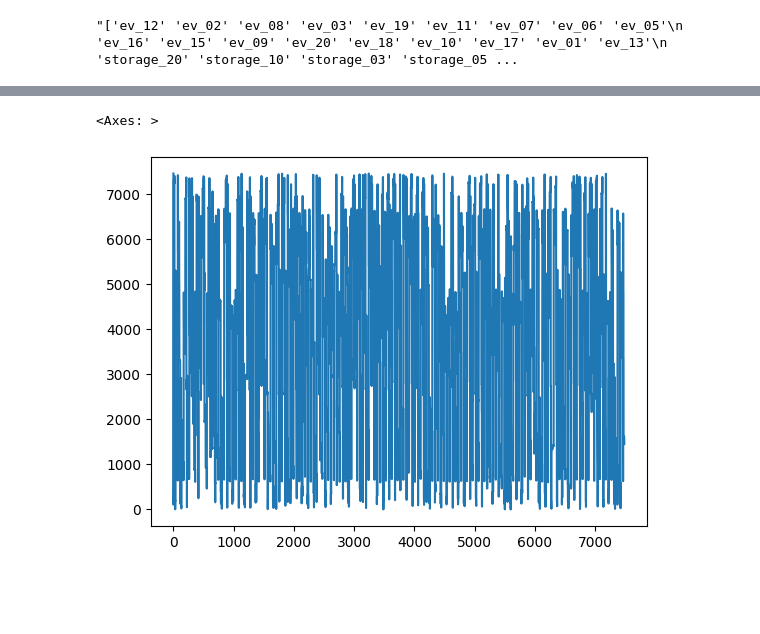
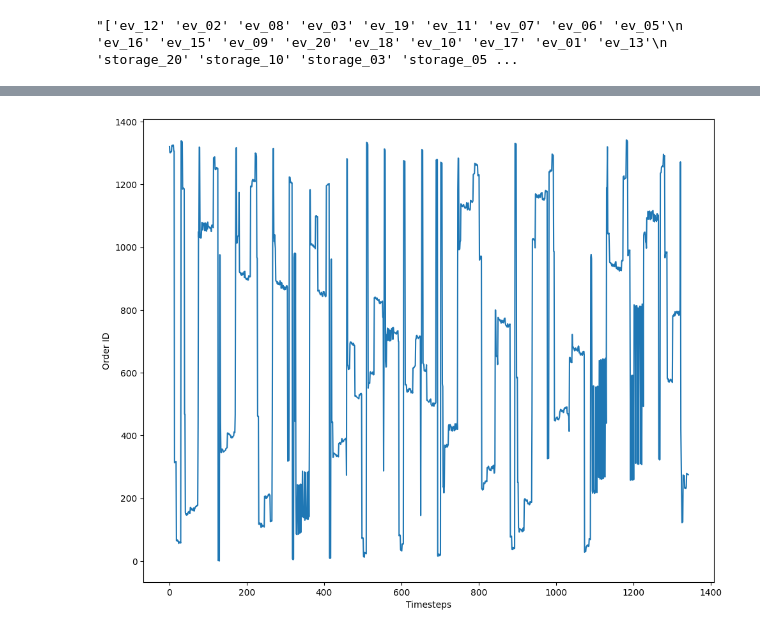
Before and after one commit to ECGomes/pyecom, a Jupyter notebook: notebooks/scenarios/rl_benchmark/result_analysis.ipynb, the cells around one changed output, grey strips where cells are left out. Saved outputs shown, nothing was run; the diff lists cells and outputs as text; code cells hidden in the pictures; blank space fills up the shorter version.

```diff
--- a/notebooks/scenarios/rl_benchmark/result_analysis.ipynb
+++ b/notebooks/scenarios/rl_benchmark/result_analysis.ipynb
@@ -42,6 +42,11 @@ urgency_path = glob.glob('urgency/*.csv')
 for file in urgency_path:
     filename = file.split('.')[0].split('/')[1]
     priority_dict[filename[:-7]] = pd.read_csv(file)[:-1]
+
+windowed_path = glob.glob('windowed_contrib/*.csv')
+for file in windowed_path:
+    filename = file.split('.')[0].split('/')[1]
+    priority_dict[filename[:-7]] = pd.read_csv(file)[:-1]
 # %%
 # Columns we are interested in:
 # Storage change and discharge; EV charge and discharge; Import and export
@@ -75,7 +80,7 @@ COLUMNS_GRID = ['imports', 'exports', 'import_cost']
 # Create a DF with sums
 
 SEASONS = ['spring', 'summer', 'autumn', 'winter']
-PRIORITY_TYPE = ['baseline', 'contrib', 'discounted_contrib', 'entropy', 'fixed', 'urgency']
+PRIORITY_TYPE = ['baseline', 'contrib', 'windowed_contrib', 'entropy', 'fixed', 'urgency']
 
 COLS = ['storCharge', 'storDischarge', 'storDischargeEff', 'evCharge', 'evDischarge', 'evDischargeEff', 'imports', 'exports', 'importCost', 'exportCost']
 
@@ -750,8 +799,8 @@ discounted_contrib_order_history['order'].plot()
 # Get the order over time - Contrib
 
 urgency_order_history = pd.DataFrame({})
-urgency_order_history['order_list'] = priority_dict['urgency_training_spring']['order_history']
-urgency_order_history.index = priority_dict['urgency_training_spring']['order_history'].index
+urgency_order_history['order_list'] = priority_dict['urgency_testing_autumn']['order_history']
+urgency_order_history.index = priority_dict['urgency_testing_autumn']['order_history'].index
 
 urgency_order_history['order_str'] = urgency_order_history['order_list'].str.replace('[', '')
 urgency_order_history['order_str'] = urgency_order_history['order_str'].str.replace(']', '')
@@ -793,5 +822,16 @@ Name: count, Length: 7457, dtype: int64
 # %%
-urgency_order_history['order'].plot()
+# Plot the contrib mechanism ordering over Autumn
+
+fig, axs = plt.subplots(ncols=1, nrows=1, figsize=(10, 8))
+
+urgency_order_history['order'].plot(ax=axs)
+
+axs.set_ylabel('Order ID')
+axs.set_xlabel('Timesteps')
+
+plt.tight_layout()
+
+plt.savefig('urgency_autumn.pdf', dpi=300, format='pdf')
+plt.show()
 # %% [output]
-<Axes: >
-[figure, old version]
+[figure, new version]
```
Also changed, not shown: parts of 41 cells of this notebook, 7 other files.
